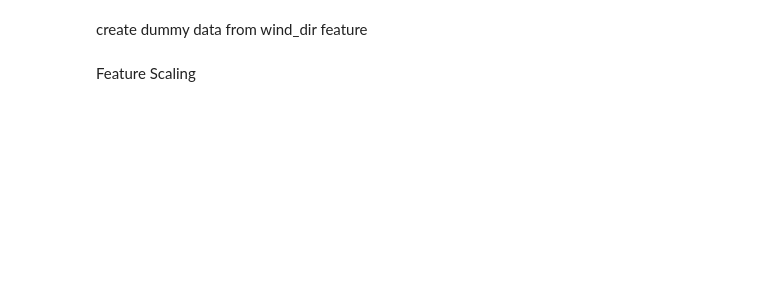
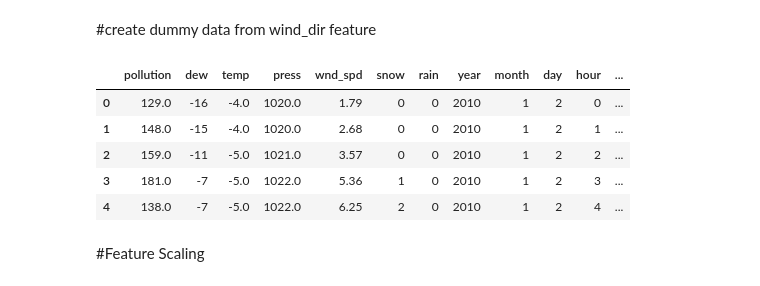
Before and after one commit to pouriaSameti/EFQM-Internship-projects, a Jupyter notebook: 5-Multilabel Classification/model.ipynb, the cells around one changed output. Saved outputs shown, nothing was run; the diff lists cells and outputs as text; code cells hidden in the pictures; blank space fills up the shorter version.

```diff
--- a/5-Multilabel Classification/model.ipynb
+++ b/5-Multilabel Classification/model.ipynb
@@ -41,12 +81,19 @@ ds.head()
 # %% [markdown]
-create dummy data from wind_dir feature
+#create dummy data from wind_dir feature
 # %%
 dummy_wind = pd.get_dummies(ds['wnd_dir'])
-data = pd.concat([ds, dummy_wind], axis=1)
+ds = pd.concat([ds, dummy_wind], axis=1)
 ds.drop(['wnd_dir'], axis=1, inplace=True)
 ds.head()
+# %% [output]
+|  | pollution | dew | temp | press | wnd_spd | snow | rain | year | month | day | hour | ... |
+| 0 | 129.0 | -16 | -4.0 | 1020.0 | 1.79 | 0 | 0 | 2010 | 1 | 2 | 0 | ... |
+| 1 | 148.0 | -15 | -4.0 | 1020.0 | 2.68 | 0 | 0 | 2010 | 1 | 2 | 1 | ... |
+| 2 | 159.0 | -11 | -5.0 | 1021.0 | 3.57 | 0 | 0 | 2010 | 1 | 2 | 2 | ... |
+| 3 | 181.0 | -7 | -5.0 | 1022.0 | 5.36 | 1 | 0 | 2010 | 1 | 2 | 3 | ... |
+| 4 | 138.0 | -7 | -5.0 | 1022.0 | 6.25 | 2 | 0 | 2010 | 1 | 2 | 4 | ... |
-# %% [markdown]
-Feature Scaling
+# %% [markdown]
+#Feature Scaling
 # %%
 from sklearn.preprocessing import MinMaxScaler
 
```
Also changed, not shown: parts of 36 cells of this notebook.
